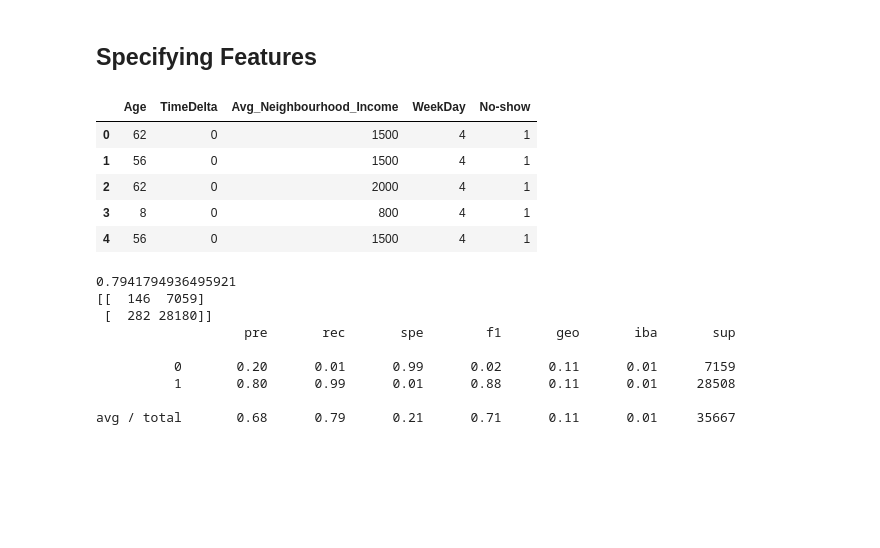
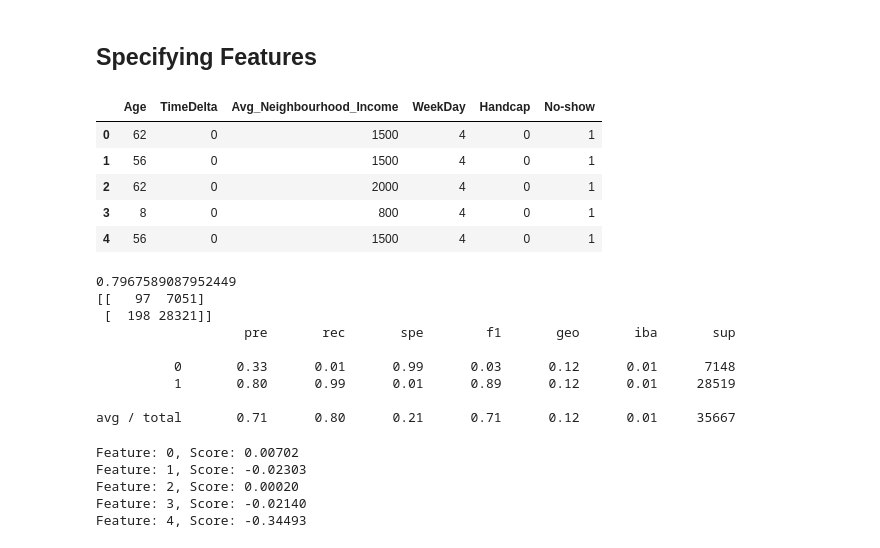
Before and after one commit to britnijgrimm/group2-project, a Jupyter notebook: Project_ML.ipynb, the cells around one changed output. Saved outputs shown, nothing was run; the diff lists cells and outputs as text; code cells hidden in the pictures; blank space fills up the shorter version.

Commit message:
feature importance

```diff
--- a/Project_ML.ipynb
+++ b/Project_ML.ipynb
@@ -248,15 +285,15 @@ sorted(zip(rf_model.feature_importances_, X_ng.columns), reverse=True)
 # %% [markdown]
 ## Specifying Features
 # %%
-refined_data_df = data_df[['Age', "TimeDelta", "Avg_Neighbourhood_Income", "WeekDay", "No-show"]]
+refined_data_df = data_df[['Age', "TimeDelta", "Avg_Neighbourhood_Income", "WeekDay", "Handcap", "No-show"]]
 refined_data_df.head()
 # %% [output]
-|  | Age | TimeDelta | Avg_Neighbourhood_Income | WeekDay | No-show |
-| 0 | 62 | 0 | 1500 | 4 | 1 |
-| 1 | 56 | 0 | 1500 | 4 | 1 |
-| 2 | 62 | 0 | 2000 | 4 | 1 |
-| 3 | 8 | 0 | 800 | 4 | 1 |
-| 4 | 56 | 0 | 1500 | 4 | 1 |
+|  | Age | TimeDelta | Avg_Neighbourhood_Income | WeekDay | Handcap | No-show |
+| 0 | 62 | 0 | 1500 | 4 | 0 | 1 |
+| 1 | 56 | 0 | 1500 | 4 | 0 | 1 |
+| 2 | 62 | 0 | 2000 | 4 | 0 | 1 |
+| 3 | 8 | 0 | 800 | 4 | 0 | 1 |
+| 4 | 56 | 0 | 1500 | 4 | 0 | 1 |
 # %%
 # Split Data
 X_r = refined_data_df.drop(['No-show'], axis = 1)
@@ -272,17 +309,27 @@ y_r_pred_log_reg = classifier.predict(X_r_test)
 # %%
 print(accuracy_score(y_r_test, y_r_pred_log_reg))
 print(confusion_matrix(y_r_test, y_r_pred_log_reg))
-print(classification_report_imbalanced(y_test, y_r_pred_log_reg))
+print(classification_report_imbalanced(y_r_test, y_r_pred_log_reg))
 # %% [output]
-0.7941794936495921
-[[  146  7059]
- [  282 28180]]
+0.7967589087952449
+[[   97  7051]
+ [  198 28321]]
                    pre       rec       spe        f1       geo       iba       sup
 
-          0       0.20      0.01      0.99      0.02      0.11      0.01      7159
-          1       0.80      0.99      0.01      0.88      0.11      0.01     28508
+          0       0.33      0.01      0.99      0.03      0.12      0.01      7148
+          1       0.80      0.99      0.01      0.89      0.12      0.01     28519
 
-avg / total       0.68      0.79      0.21      0.71      0.11      0.01     35667
+avg / total       0.71      0.80      0.21      0.71      0.12      0.01     35667
+# %%
+importance = classifier.coef_[0]
+for i,v in enumerate(importance):
+	print('Feature: %0d, Score: %.5f' % (i,v))
+# %% [output]
+Feature: 0, Score: 0.00702
+Feature: 1, Score: -0.02303
+Feature: 2, Score: 0.00020
+Feature: 3, Score: -0.02140
+Feature: 4, Score: -0.34493
 # %%
 # Create a random forest classifier.
 rf_model = RandomForestClassifier(n_estimators=128, random_state=78)
```
Also changed, not shown: parts of 10 cells of this notebook.
